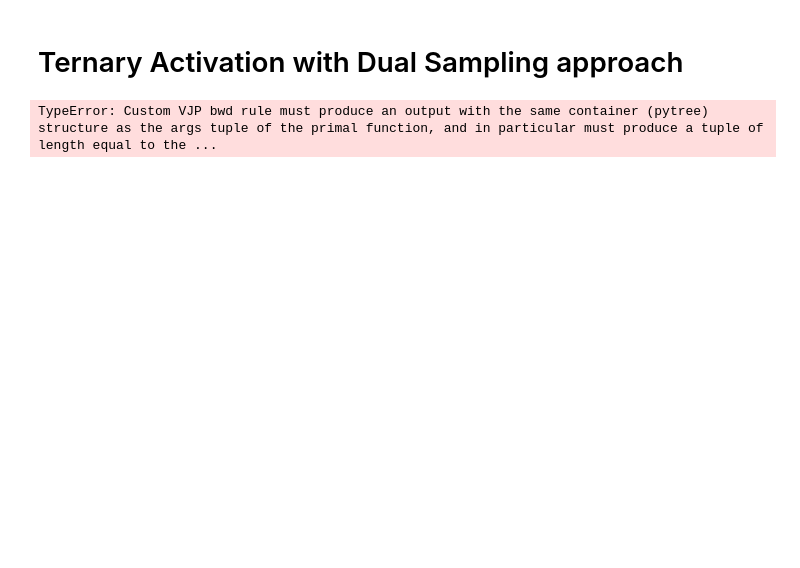
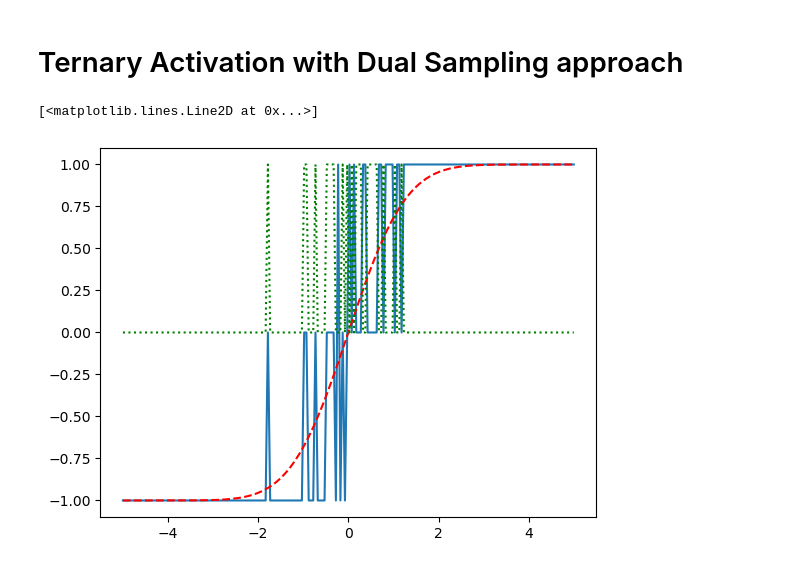
Before and after one commit to vjaltare/sawy, a Jupyter notebook: notebooks/dual_sample_ternary.ipynb, the cells around one changed output. Drawn from its saved outputs; the diff is of its cells as text; code cells hidden in the pictures; blank space fills up the shorter version.

```diff
--- a/notebooks/dual_sample_ternary.ipynb
+++ b/notebooks/dual_sample_ternary.ipynb
@@ -43,7 +43,6 @@ def dual_sample_ternary(
         threshold: float = 0.0,
         noise_std: float = 1.0,
         noise_mean: float = 0.0,
-        **kwargs
     ):
 
     # generate independent noise samples
@@ -96,7 +95,7 @@ def dual_sample_ternary_bwd(residuals, gradients):
 
     dx = gradients * (1 - jnp.square(y)) # gradient is 1 when output is 1 or -1, else 0
 
-    return (None, dx, None, None, None, None)
+    return (dx, None, None, None, None)
 
 # bind the forward and backward functions
 dual_sample_ternary.defvjp(dual_sample_ternary_fwd, dual_sample_ternary_bwd)
@@ -117,18 +116,20 @@ def expected_state(
     return 1 - 2*p
 # %%
 # plotting the activation
-std = 0.5
+std = 1
 x_arr = jnp.linspace(-5., 5., 200)
 keys = jax.random.key(0)
 keys = jax.random.split(keys, x_arr.shape[0])
 y_arr = jax.vmap(dual_sample_ternary, in_axes=(0, 0, None, None, None))(x_arr, keys, 0.0, std, 0.0)
 exp_state = jax.vmap(expected_state, in_axes=(0, None, None, None))(x_arr, 0.0, std, 0.0)
 
 grad_fn = jax.grad(dual_sample_ternary, argnums=0)
 grads = jax.vmap(grad_fn, in_axes=(0, 0, None, None, None))(x_arr, keys, 0.0, std, 0.0)
 
 fig, ax = plt.subplots()
 ax.plot(x_arr, y_arr)
 ax.plot(x_arr, exp_state, color='red', linestyle='dashed')
+ax.plot(x_arr, grads, color='green', linestyle='dotted')
 # %% [output]
-TypeError: Custom VJP bwd rule must produce an output with the same container (pytree) structure as the args tuple of the primal function, and in particular must produce a tuple of length equal to the ...
+[<matplotlib.lines.Line2D at 0x...>]
+[figure, added]
```
Also changed, not shown: 2 other files.
